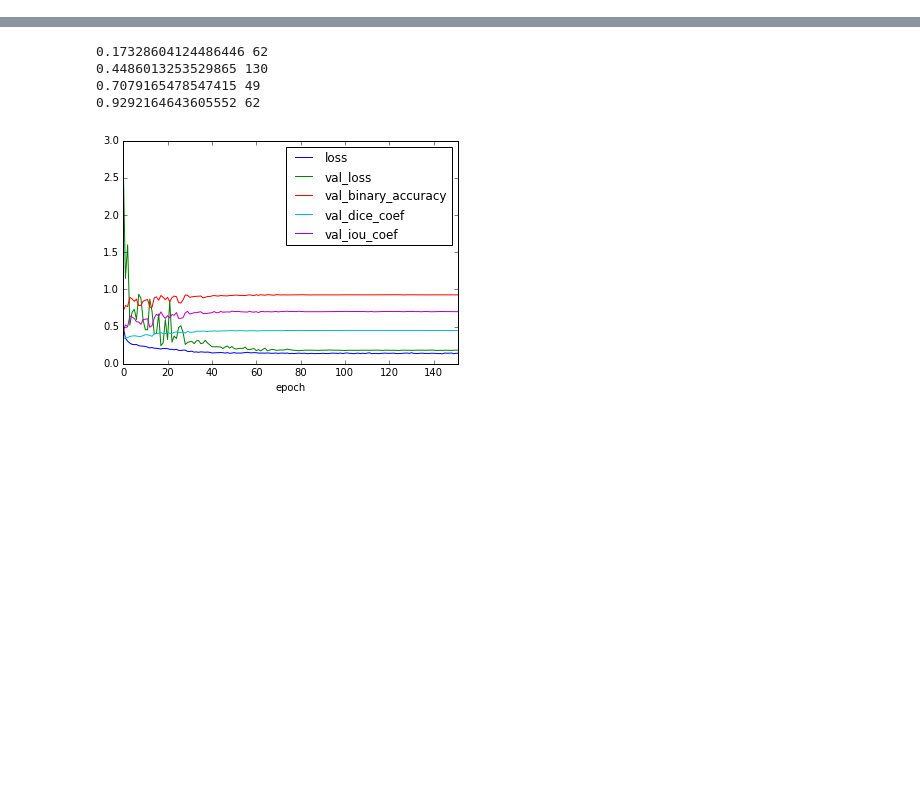
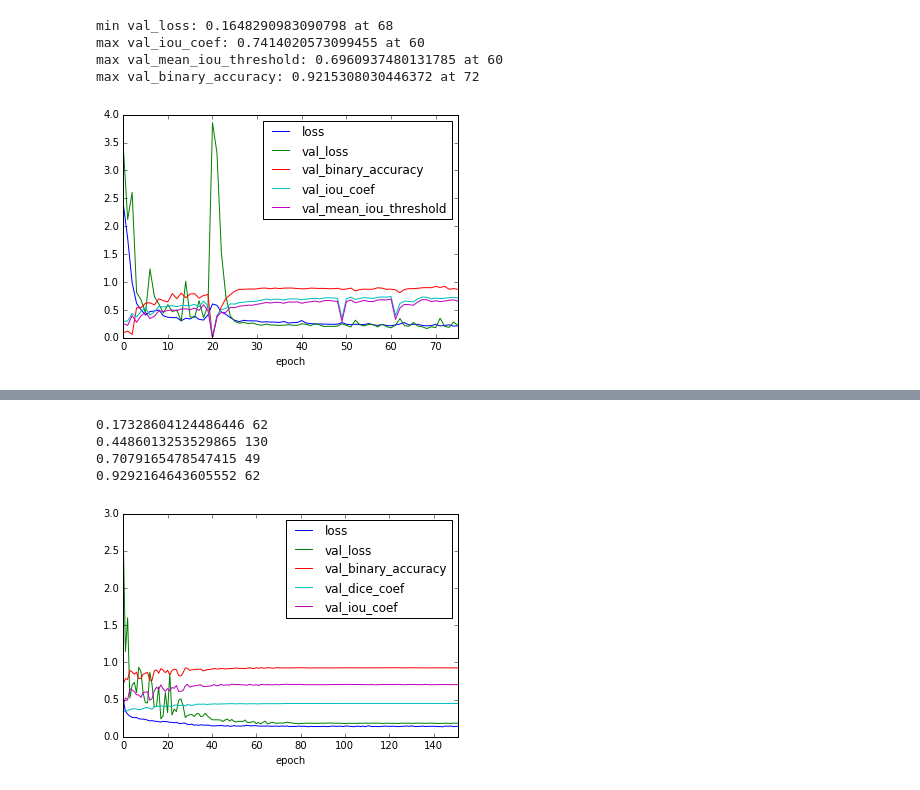
Before and after one commit to yusuke0324/tgs-salt-identification, a Jupyter notebook: vis_log.ipynb, the cells around one changed output, grey strips where cells are left out. Cells and saved outputs as stored; diff of their text form; code cells hidden in the pictures; blank space fills up the shorter version.

```diff
--- a/vis_log.ipynb
+++ b/vis_log.ipynb
@@ -32,3 +30,20 @@ def show_train_params(dir_name):
     print('loss_func: {}'.format(model.loss))
     print('optimizer: {}'.format(model.optimizer.__class__.__name__))
     print('lr: {}'.format(K.eval(model.optimizer.lr)))
+# %%
+log1 = show_log('2018_0809_0930', col=['epoch','loss', 'val_loss', 'val_binary_accuracy','val_iou_coef', 'val_mean_iou_threshold'], show_params=False)
+print('min val_loss: {} at {}'.format(np.min(log1.val_loss), np.argmin(log1.val_loss)))
+# print('max val_dice_coef: {} at {}'.format(np.max(log1.val_dice_coef), np.argmax(log1.val_dice_coef)))
+print('max val_iou_coef: {} at {}'.format(np.max(log1.val_iou_coef), np.argmax(log1.val_iou_coef)))
+print('max val_mean_iou_threshold: {} at {}'.format(np.max(log1.val_mean_iou_threshold), np.argmax(log1.val_mean_iou_threshold)))
+print('max val_binary_accuracy: {} at {}'.format(np.max(log1.val_binary_accuracy), np.argmax(log1.val_binary_accuracy)))
+# deeplab mobilenet
+# loss = bce
+# no depth
+# optimizer : defaut adam
+# %% [output]
+min val_loss: 0.1648290983090798 at 68
+max val_iou_coef: 0.7414020573099455 at 60
+max val_mean_iou_threshold: 0.6960937480131785 at 60
+max val_binary_accuracy: 0.9215308030446372 at 72
+[figure, added]
```
Also changed, not shown: parts of 5 cells of this notebook, 6 other files.
